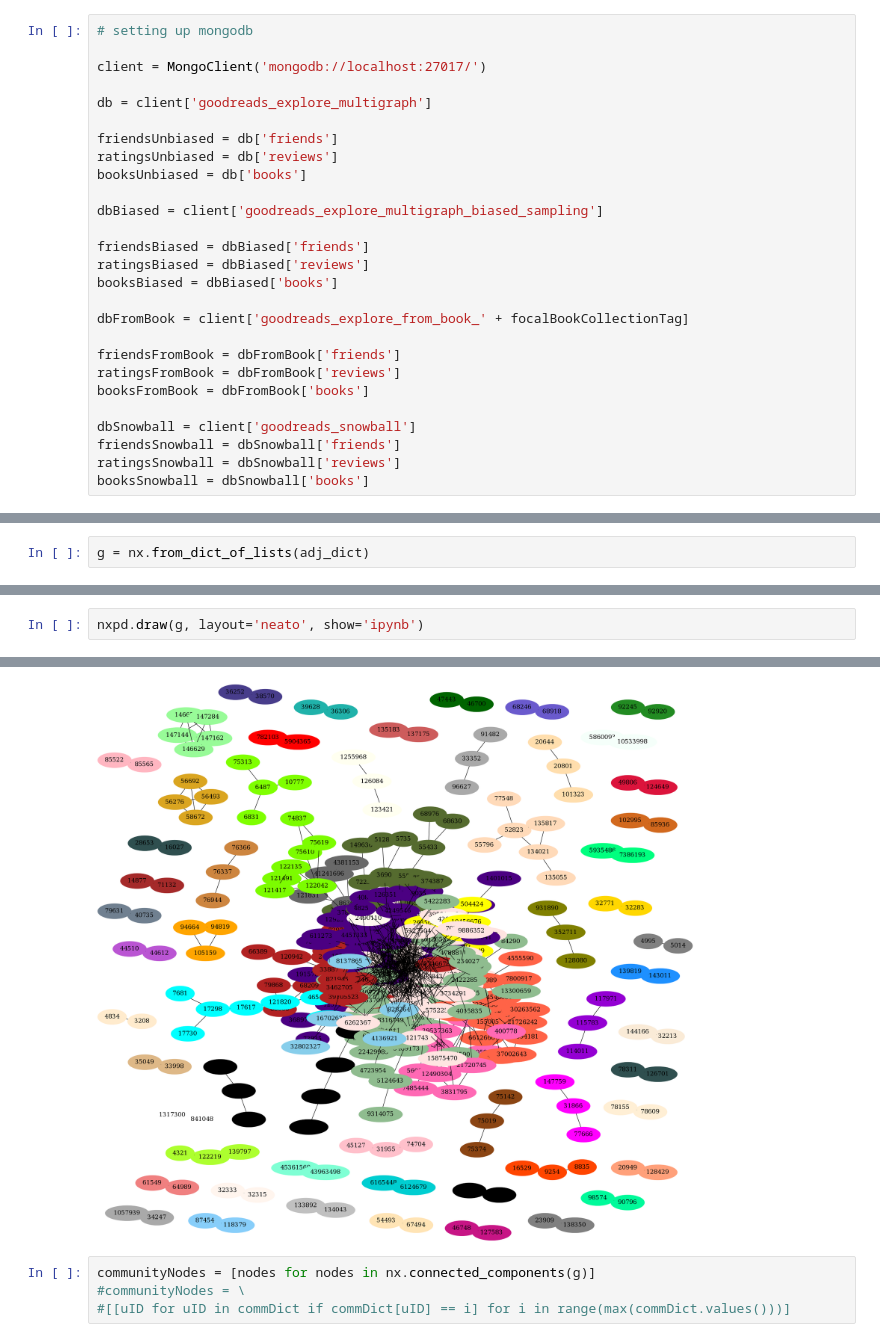
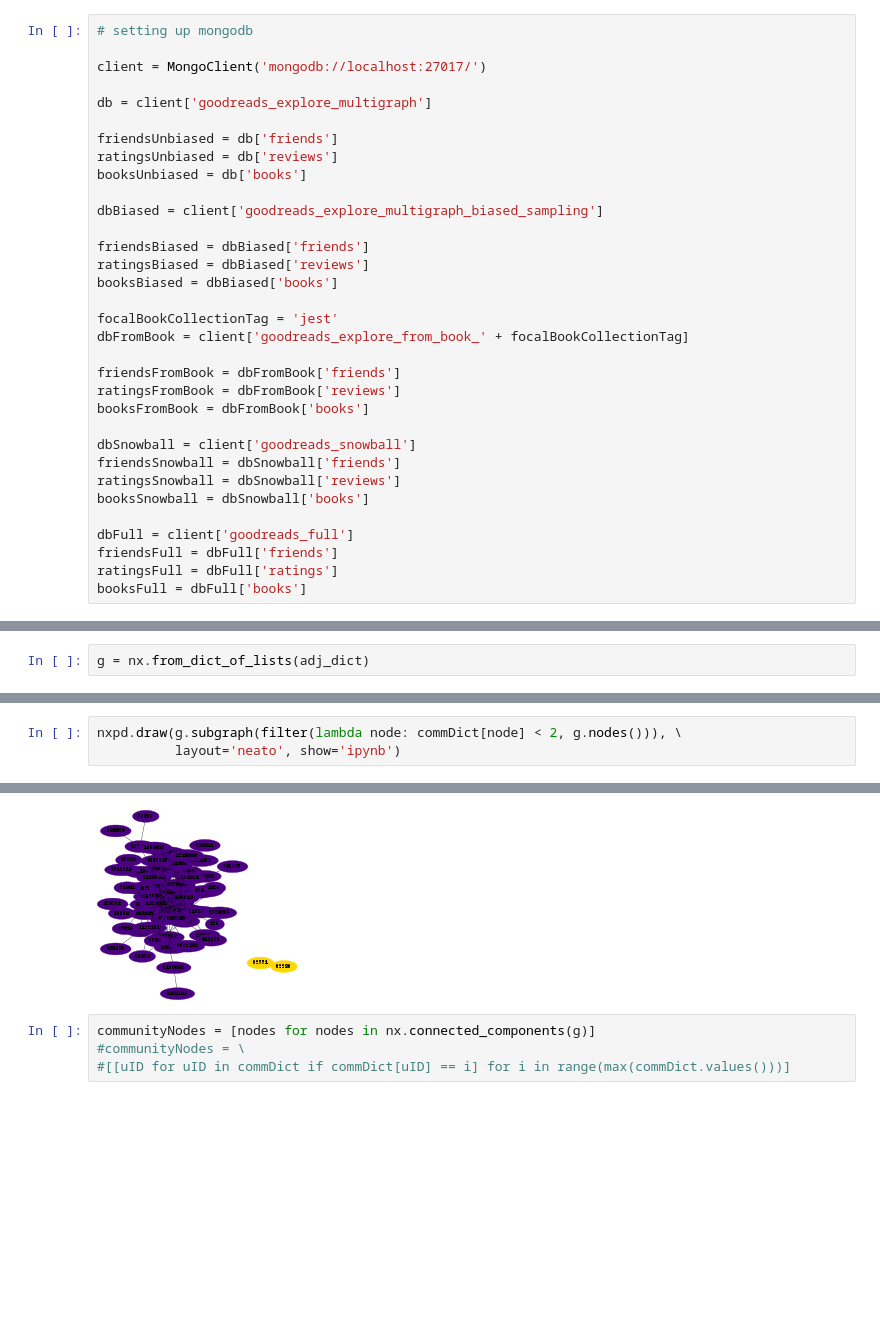
Before and after one commit to rfriel/goodreads_rating_prediction, a Jupyter notebook: src/scrape_explore.ipynb, the cells around one changed output, grey strips where cells are left out. Saved outputs shown, nothing was run; the diff lists cells and outputs as text; blank space fills up the shorter version.

```diff
--- a/src/scrape_explore.ipynb
+++ b/src/scrape_explore.ipynb
@@ -49,6 +49,7 @@ friendsBiased = dbBiased['friends']
 ratingsBiased = dbBiased['reviews']
 booksBiased = dbBiased['books']
 
+focalBookCollectionTag = 'jest'
 dbFromBook = client['goodreads_explore_from_book_' + focalBookCollectionTag]
 
 friendsFromBook = dbFromBook['friends']
@@ -59,6 +60,11 @@ dbSnowball = client['goodreads_snowball']
 friendsSnowball = dbSnowball['friends']
 ratingsSnowball = dbSnowball['reviews']
 booksSnowball = dbSnowball['books']
+
+dbFull = client['goodreads_full']
+friendsFull = dbFull['friends']
+ratingsFull = dbFull['ratings']
+booksFull = dbFull['books']
 # %%
 checkBiased = False
 checkFromBook = False
@@ -369,5 +726,6 @@ nx.set_node_attributes(g, 'color', colorDict)
 nx.set_node_attributes(g, 'colorscheme', 'svg')
 nx.set_node_attributes(g, 'style', 'filled')
 # %%
-nxpd.draw(g, layout='neato', show='ipynb')
+nxpd.draw(g.subgraph(filter(lambda node: commDict[node] < 2, g.nodes())), \
+          layout='neato', show='ipynb')
 # %% [output]
@@ -376,4 +732,4 @@ Warning: lime is not a known color.
-[figure, old version]
+[figure, new version]
 # %%
 communityNodes = [nodes for nodes in nx.connected_components(g)]
 #communityNodes = \
```
Also changed, not shown: parts of 53 cells of this notebook, 4 other files.
